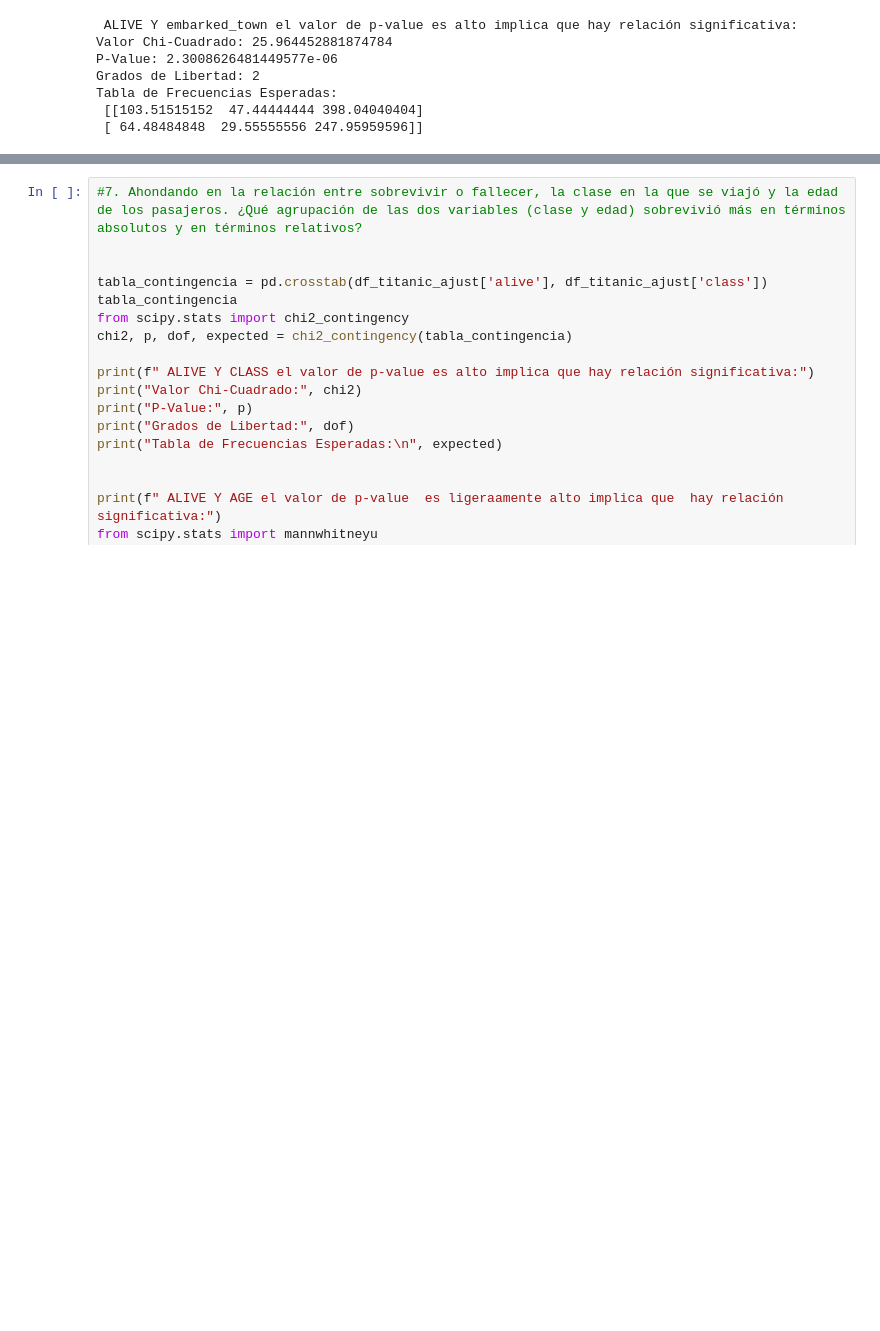
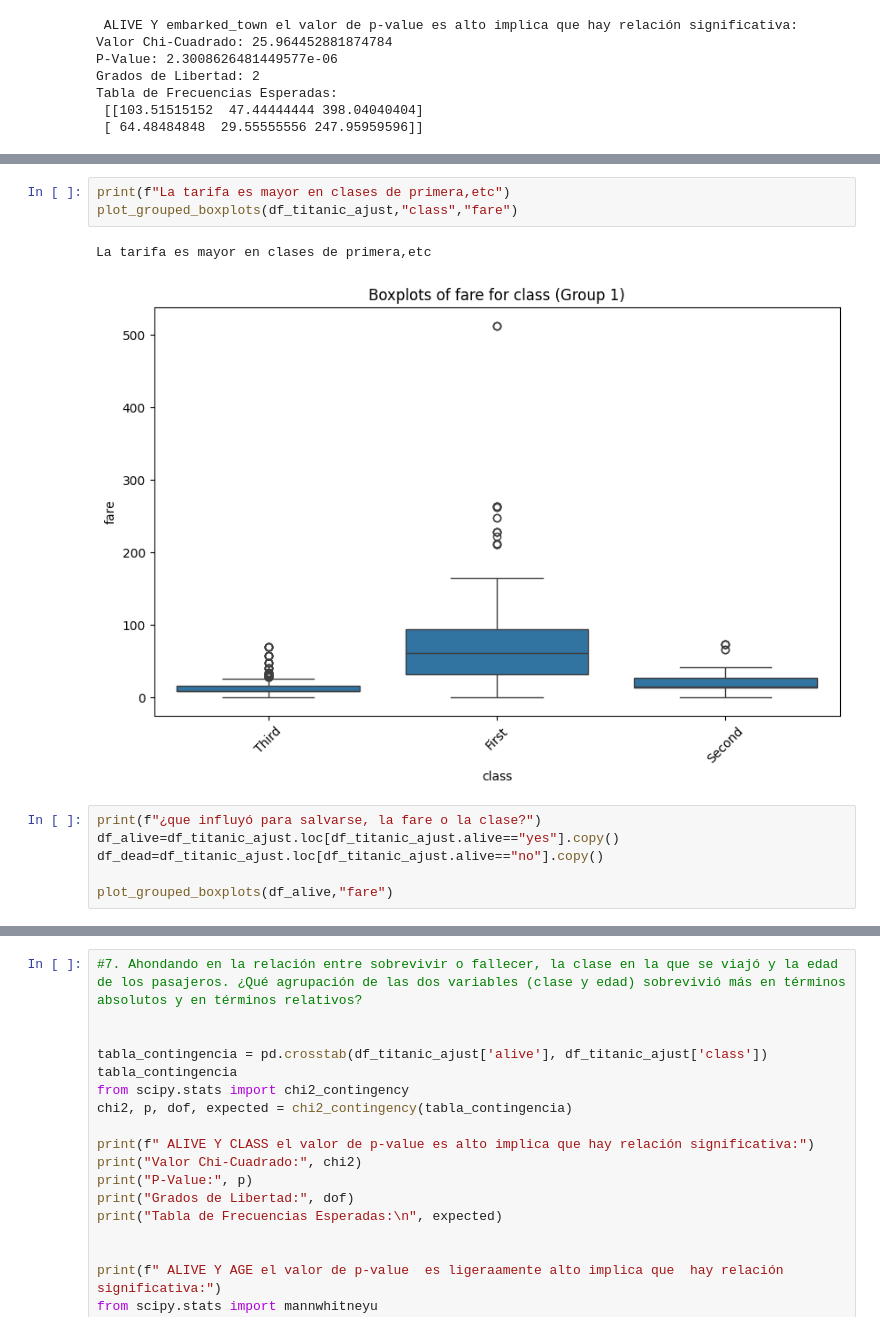
Before and after one commit to MariaRepository/ONLINE_DS_THEBRIDGE_MariaFernandez, a Jupyter notebook: 03_Analisis_de_Datos/Sprint_07/Unidad_02/Practica_Obligatoria/18_Practica_Obligatoria_Multivariante.ipynb, the cells around one changed output, grey strips where cells are left out. Drawn from its saved outputs; the diff is of its cells as text; blank space fills up the shorter version.

```diff
--- a/03_Analisis_de_Datos/Sprint_07/Unidad_02/Practica_Obligatoria/18_Practica_Obligatoria_Multivariante.ipynb
+++ b/03_Analisis_de_Datos/Sprint_07/Unidad_02/Practica_Obligatoria/18_Practica_Obligatoria_Multivariante.ipynb
@@ -296,6 +320,18 @@ Relación estadística entre el  precio del billete y la supervivencia se observ
 P value entre fare y alive es alto por lo que hay relación
 Estadístico U: 129951.5
 Valor p: 4.553477179250237e-22
+# %%
+print(f"La tarifa es mayor en clases de primera,etc")
+plot_grouped_boxplots(df_titanic_ajust,"class","fare")
+# %% [output]
+La tarifa es mayor en clases de primera,etc
+[figure, added]
+# %%
+print(f"¿que influyó para salvarse, la fare o la clase?")
+df_alive=df_titanic_ajust.loc[df_titanic_ajust.alive=="yes"].copy()
+df_dead=df_titanic_ajust.loc[df_titanic_ajust.alive=="no"].copy()
+
+plot_grouped_boxplots(df_alive,"fare")
 # %%
 #5. Existen pasajero que no pagaron el billete, ¿podrías explicar por qué? ¿Qué ocurrió con la persona que más dinero se dejó?
 
```
Also changed, not shown: parts of 13 cells of this notebook, 21 other files.
